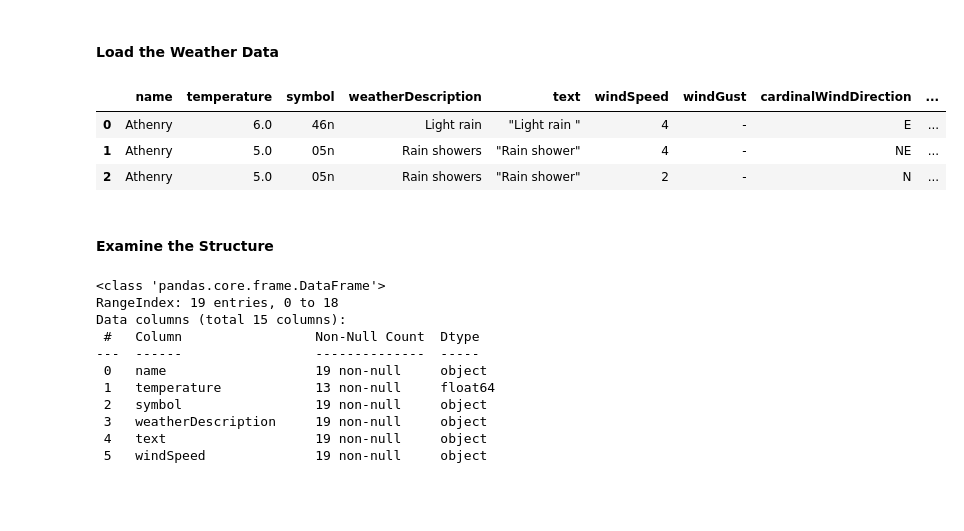
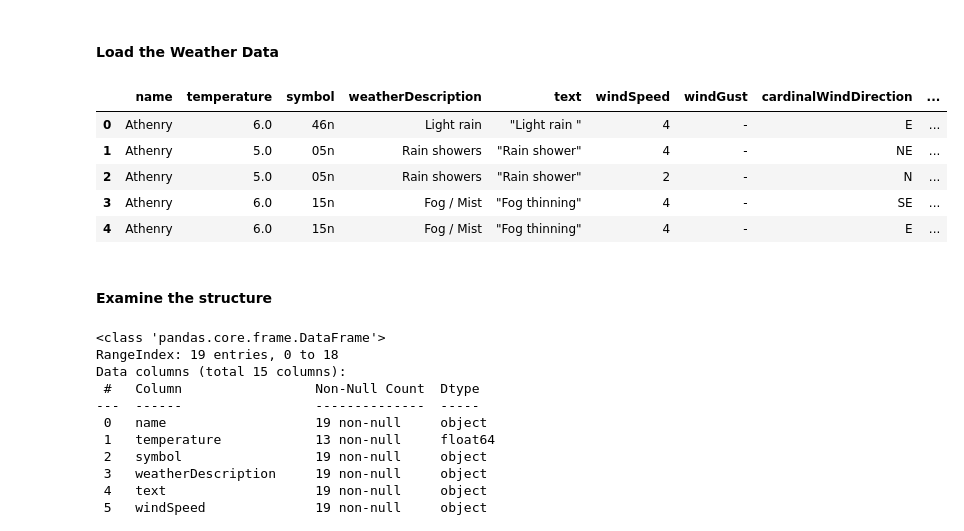
Before and after one commit to PCM11/computer-infrastructure, a Jupyter notebook: weather.ipynb, the cells around one changed output. Drawn from its saved outputs; the diff is of its cells as text; code cells hidden in the pictures; blank space fills up the shorter version.

```diff
--- a/weather.ipynb
+++ b/weather.ipynb
@@ -126,16 +127,18 @@ https://data.gov.ie/dataset/todays-weather-athenry
 # %%
 # Load in data
 df = pd.read_json('data/weather/weather.json')
 
 # Display the first few rows
-df.head(3)
+df.head()
 # %% [output]
 |  | name | temperature | symbol | weatherDescription | text | windSpeed | windGust | cardinalWindDirection | ... |
 | 0 | Athenry | 6.0 | 46n | Light rain | "Light rain " | 4 | - | E | ... |
 | 1 | Athenry | 5.0 | 05n | Rain showers | "Rain shower" | 4 | - | NE | ... |
 | 2 | Athenry | 5.0 | 05n | Rain showers | "Rain shower" | 2 | - | N | ... |
+| 3 | Athenry | 6.0 | 15n | Fog / Mist | "Fog thinning" | 4 | - | SE | ... |
+| 4 | Athenry | 6.0 | 15n | Fog / Mist | "Fog thinning" | 4 | - | E | ... |
 # %% [markdown]
-#### Examine the Structure
+#### Examine the structure
 # %%
 # Check column names and data types.
 df.info()
```
Also changed, not shown: parts of 35 cells of this notebook, 6 other files.
